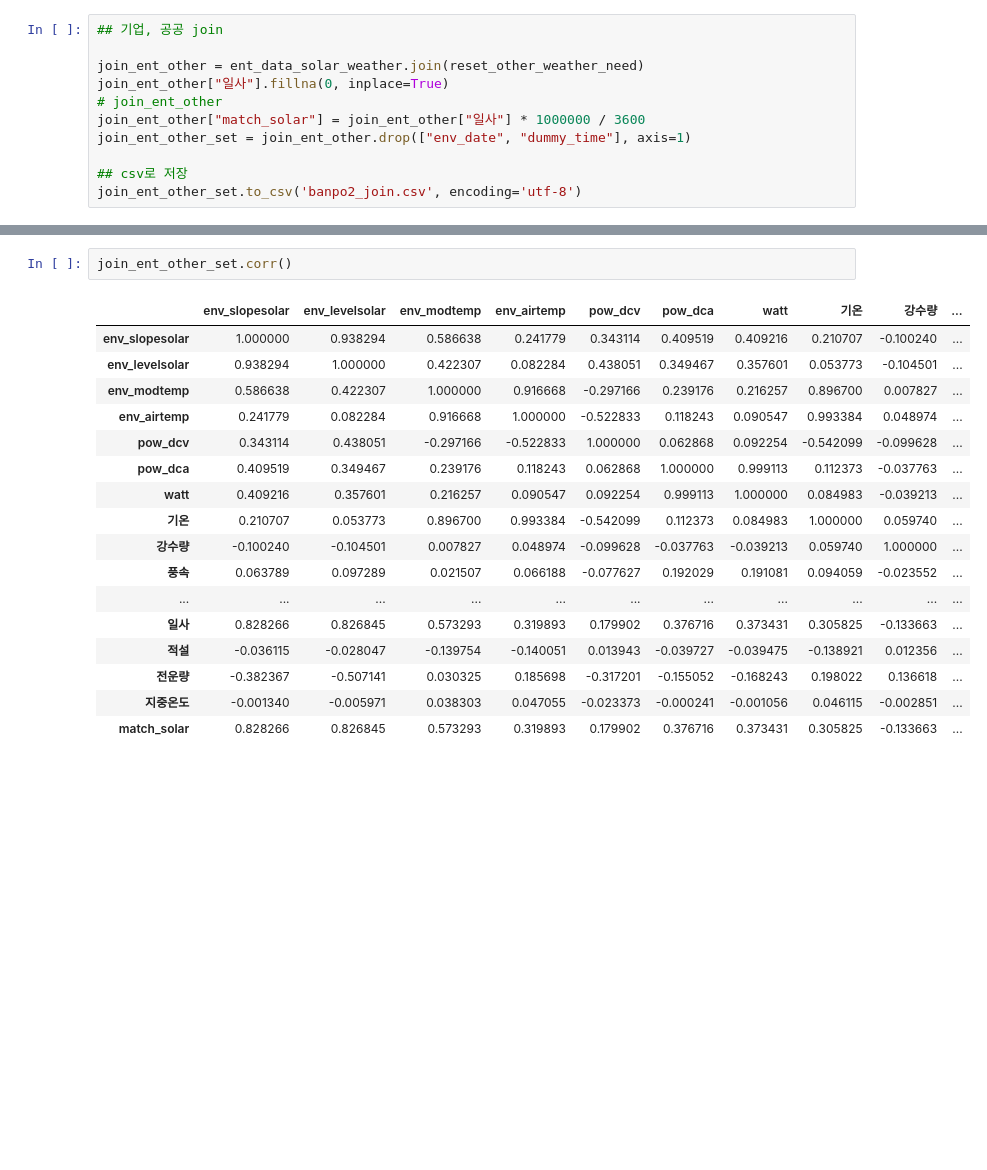
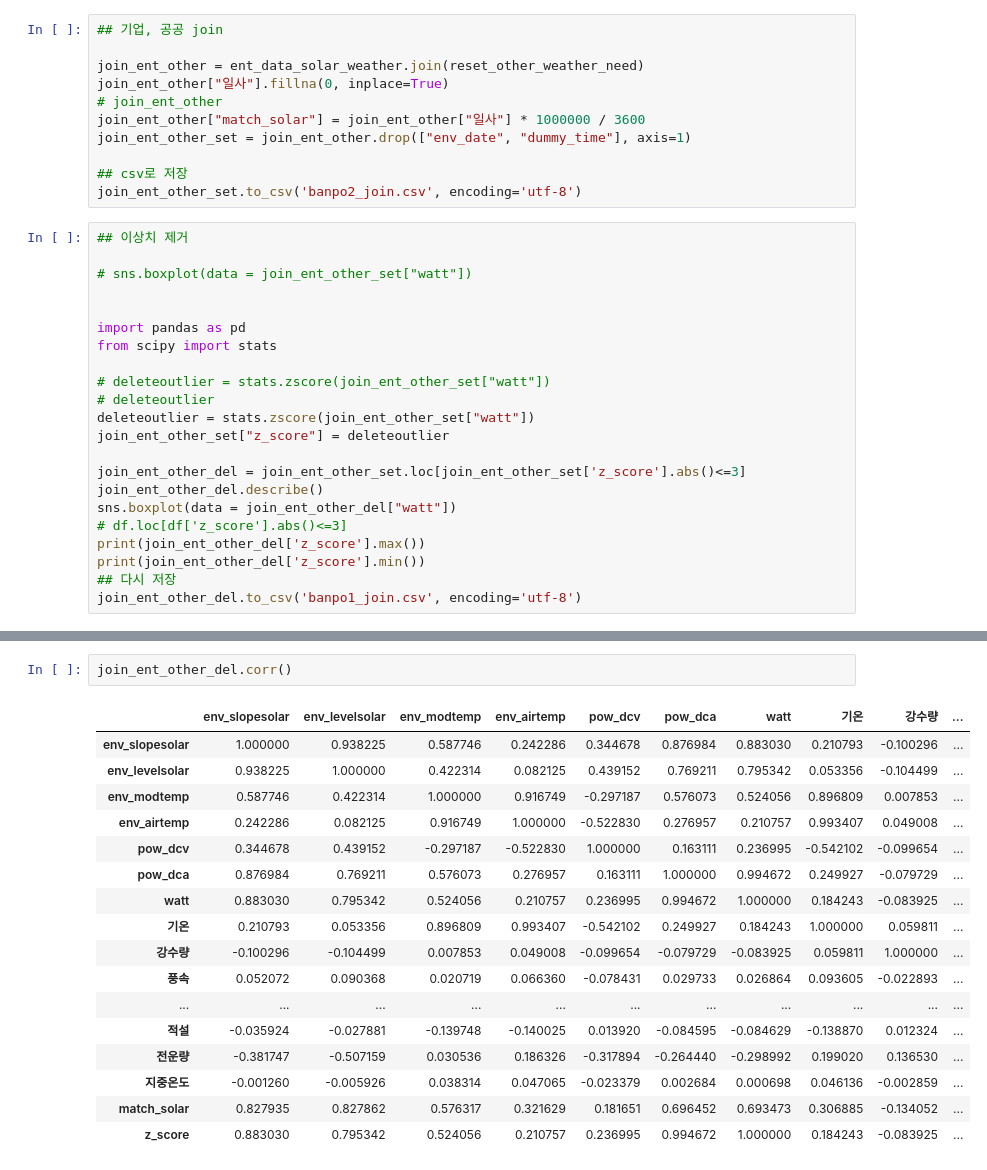
Before and after one commit to Baeseongbeen/Enittproj, a Jupyter notebook: Enitt/diff_반포써밋2.ipynb, the cells around one changed output, grey strips where cells are left out. Drawn from its saved outputs; the diff is of its cells as text; blank space fills up the shorter version.

```diff
--- a/Enitt/diff_반포써밋2.ipynb
+++ b/Enitt/diff_반포써밋2.ipynb
@@ -265,3 +265,25 @@ join_ent_other_set = join_ent_other.drop(["env_date", "dummy_time"], axis=1)
 
 ## csv로 저장
 join_ent_other_set.to_csv('banpo2_join.csv', encoding='utf-8')
+# %%
+## 이상치 제거
+
+# sns.boxplot(data = join_ent_other_set["watt"])
+
+
+import pandas as pd
+from scipy import stats
+
+# deleteoutlier = stats.zscore(join_ent_other_set["watt"])
+# deleteoutlier
+deleteoutlier = stats.zscore(join_ent_other_set["watt"])
+join_ent_other_set["z_score"] = deleteoutlier
+
+join_ent_other_del = join_ent_other_set.loc[join_ent_other_set['z_score'].abs()<=3]
+join_ent_other_del.describe()
+sns.boxplot(data = join_ent_other_del["watt"])
+# df.loc[df['z_score'].abs()<=3]
+print(join_ent_other_del['z_score'].max())
+print(join_ent_other_del['z_score'].min())
+## 다시 저장
+join_ent_other_del.to_csv('banpo1_join.csv', encoding='utf-8')
@@ -280,21 +306,21 @@ join_ent_other_set.describe()
 # %%
-join_ent_other_set.corr()
+join_ent_other_del.corr()
 # %% [output]
 |  | env_slopesolar | env_levelsolar | env_modtemp | env_airtemp | pow_dcv | pow_dca | watt | 기온 | 강수량 | ... |
-| env_slopesolar | 1.000000 | 0.938294 | 0.586638 | 0.241779 | 0.343114 | 0.409519 | 0.409216 | 0.210707 | -0.100240 | ... |
-| env_levelsolar | 0.938294 | 1.000000 | 0.422307 | 0.082284 | 0.438051 | 0.349467 | 0.357601 | 0.053773 | -0.104501 | ... |
-| env_modtemp | 0.586638 | 0.422307 | 1.000000 | 0.916668 | -0.297166 | 0.239176 | 0.216257 | 0.896700 | 0.007827 | ... |
-| env_airtemp | 0.241779 | 0.082284 | 0.916668 | 1.000000 | -0.522833 | 0.118243 | 0.090547 | 0.993384 | 0.048974 | ... |
-| pow_dcv | 0.343114 | 0.438051 | -0.297166 | -0.522833 | 1.000000 | 0.062868 | 0.092254 | -0.542099 | -0.099628 | ... |
-| pow_dca | 0.409519 | 0.349467 | 0.239176 | 0.118243 | 0.062868 | 1.000000 | 0.999113 | 0.112373 | -0.037763 | ... |
-| watt | 0.409216 | 0.357601 | 0.216257 | 0.090547 | 0.092254 | 0.999113 | 1.000000 | 0.084983 | -0.039213 | ... |
-| 기온 | 0.210707 | 0.053773 | 0.896700 | 0.993384 | -0.542099 | 0.112373 | 0.084983 | 1.000000 | 0.059740 | ... |
-| 강수량 | -0.100240 | -0.104501 | 0.007827 | 0.048974 | -0.099628 | -0.037763 | -0.039213 | 0.059740 | 1.000000 | ... |
-| 풍속 | 0.063789 | 0.097289 | 0.021507 | 0.066188 | -0.077627 | 0.192029 | 0.191081 | 0.094059 | -0.023552 | ... |
+| env_slopesolar | 1.000000 | 0.938225 | 0.587746 | 0.242286 | 0.344678 | 0.876984 | 0.883030 | 0.210793 | -0.100296 | ... |
+| env_levelsolar | 0.938225 | 1.000000 | 0.422314 | 0.082125 | 0.439152 | 0.769211 | 0.795342 | 0.053356 | -0.104499 | ... |
+| env_modtemp | 0.587746 | 0.422314 | 1.000000 | 0.916749 | -0.297187 | 0.576073 | 0.524056 | 0.896809 | 0.007853 | ... |
+| env_airtemp | 0.242286 | 0.082125 | 0.916749 | 1.000000 | -0.522830 | 0.276957 | 0.210757 | 0.993407 | 0.049008 | ... |
+| pow_dcv | 0.344678 | 0.439152 | -0.297187 | -0.522830 | 1.000000 | 0.163111 | 0.236995 | -0.542102 | -0.099654 | ... |
+| pow_dca | 0.876984 | 0.769211 | 0.576073 | 0.276957 | 0.163111 | 1.000000 | 0.994672 | 0.249927 | -0.079729 | ... |
+| watt | 0.883030 | 0.795342 | 0.524056 | 0.210757 | 0.236995 | 0.994672 | 1.000000 | 0.184243 | -0.083925 | ... |
+| 기온 | 0.210793 | 0.053356 | 0.896809 | 0.993407 | -0.542102 | 0.249927 | 0.184243 | 1.000000 | 0.059811 | ... |
+| 강수량 | -0.100296 | -0.104499 | 0.007853 | 0.049008 | -0.099654 | -0.079729 | -0.083925 | 0.059811 | 1.000000 | ... |
+| 풍속 | 0.052072 | 0.090368 | 0.020719 | 0.066360 | -0.078431 | 0.029733 | 0.026864 | 0.093605 | -0.022893 | ... |
 | ... | ... | ... | ... | ... | ... | ... | ... | ... | ... | ... |
-| 일사 | 0.828266 | 0.826845 | 0.573293 | 0.319893 | 0.179902 | 0.376716 | 0.373431 | 0.305825 | -0.133663 | ... |
-| 적설 | -0.036115 | -0.028047 | -0.139754 | -0.140051 | 0.013943 | -0.039727 | -0.039475 | -0.138921 | 0.012356 | ... |
-| 전운량 | -0.382367 | -0.507141 | 0.030325 | 0.185698 | -0.317201 | -0.155052 | -0.168243 | 0.198022 | 0.136618 | ... |
-| 지중온도 | -0.001340 | -0.005971 | 0.038303 | 0.047055 | -0.023373 | -0.000241 | -0.001056 | 0.046115 | -0.002851 | ... |
-| match_solar | 0.828266 | 0.826845 | 0.573293 | 0.319893 | 0.179902 | 0.376716 | 0.373431 | 0.305825 | -0.133663 | ... |
+| 적설 | -0.035924 | -0.027881 | -0.139748 | -0.140025 | 0.013920 | -0.084595 | -0.084629 | -0.138870 | 0.012324 | ... |
+| 전운량 | -0.381747 | -0.507159 | 0.030536 | 0.186326 | -0.317894 | -0.264440 | -0.298992 | 0.199020 | 0.136530 | ... |
+| 지중온도 | -0.001260 | -0.005926 | 0.038314 | 0.047065 | -0.023379 | 0.002684 | 0.000698 | 0.046136 | -0.002859 | ... |
+| match_solar | 0.827935 | 0.827862 | 0.576317 | 0.321629 | 0.181651 | 0.696452 | 0.693473 | 0.306885 | -0.134052 | ... |
+| z_score | 0.883030 | 0.795342 | 0.524056 | 0.210757 | 0.236995 | 0.994672 | 1.000000 | 0.184243 | -0.083925 | ... |
 # %%
```
Also changed, not shown: parts of 6 cells of this notebook, 6 other files.
